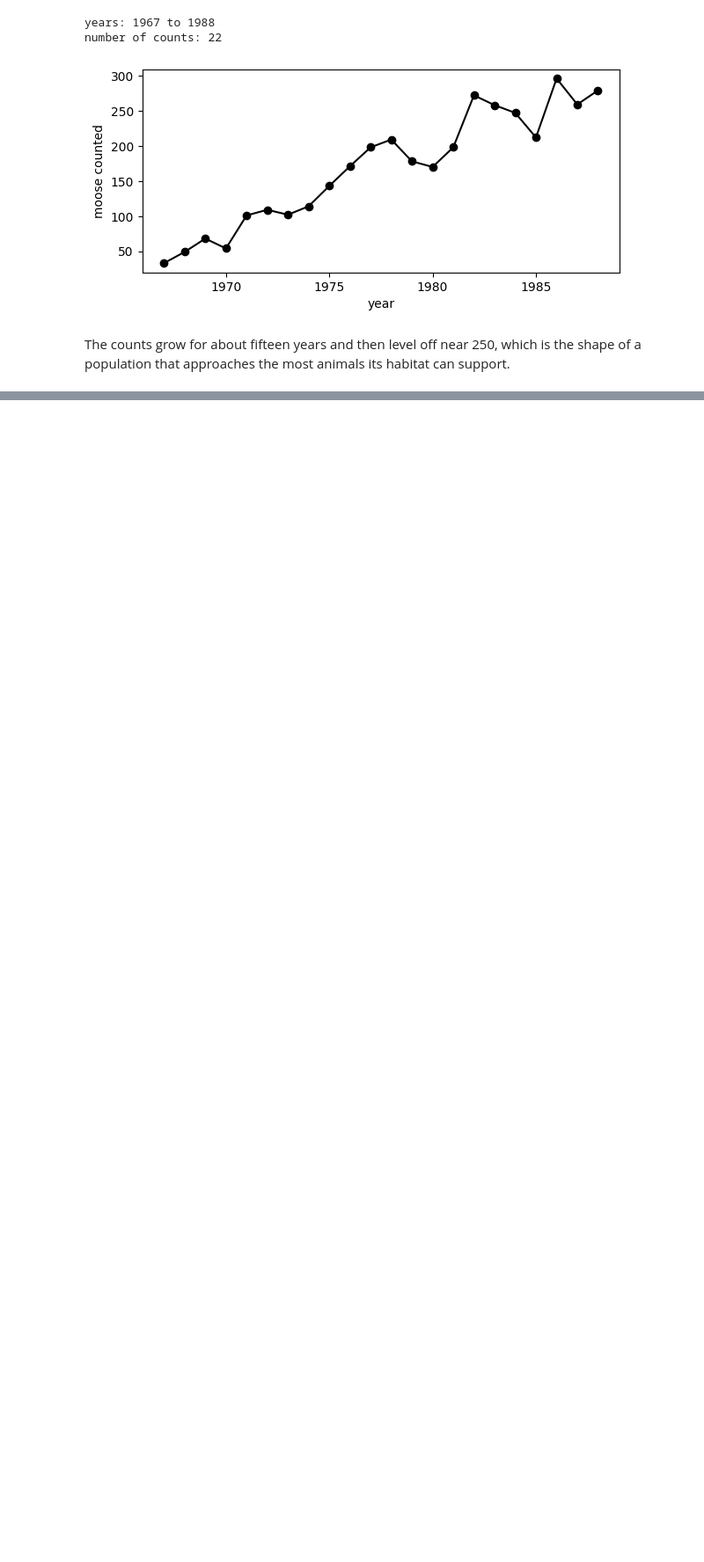
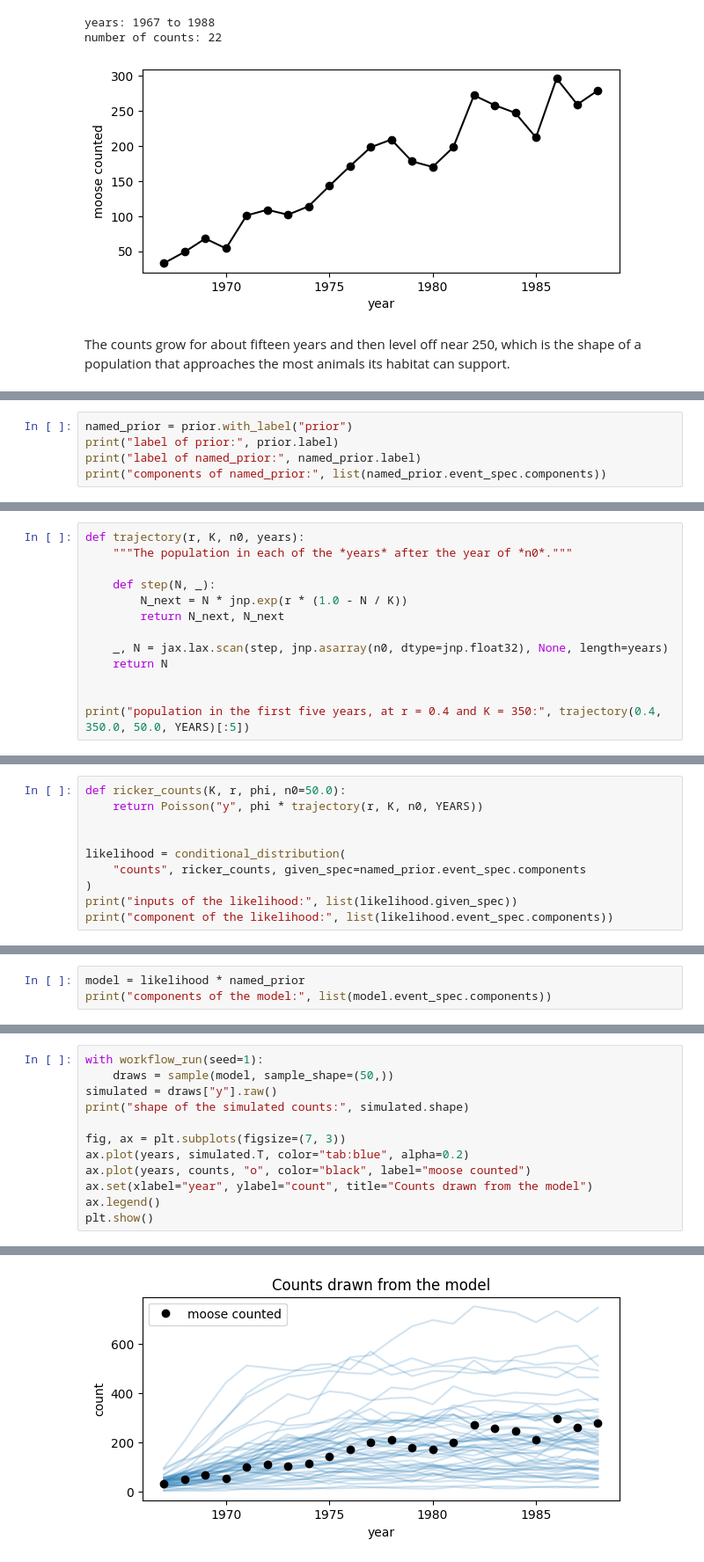
Before and after one commit to TARPS-group/prob-pipe, a Jupyter notebook: docs/tutorials/01_first_analysis.ipynb, the cells around one changed output, grey strips where cells are left out. Shown at 88% size. Drawn from its saved outputs; the diff is of its cells as text; blank space fills up the shorter version.

```diff
--- a/docs/tutorials/01_first_analysis.ipynb
+++ b/docs/tutorials/01_first_analysis.ipynb
@@ -434,0 +154,5 @@ phi: posterior mean 0.591 with Beta(2, 2), 0.627 with Beta(8, 4)
+# %%
+named_prior = prior.with_label("prior")
+print("label of prior:", prior.label)
+print("label of named_prior:", named_prior.label)
+print("components of named_prior:", list(named_prior.event_spec.components))
@@ -434,0 +175,13 @@ phi: posterior mean 0.591 with Beta(2, 2), 0.627 with Beta(8, 4)
+# %%
+def trajectory(r, K, n0, years):
+    """The population in each of the *years* after the year of *n0*."""
+
+    def step(N, _):
+        N_next = N * jnp.exp(r * (1.0 - N / K))
+        return N_next, N_next
+
+    _, N = jax.lax.scan(step, jnp.asarray(n0, dtype=jnp.float32), None, length=years)
+    return N
+
+
+print("population in the first five years, at r = 0.4 and K = 350:", trajectory(0.4, 350.0, 50.0, YEARS)[:5])
@@ -434,0 +201,10 @@ phi: posterior mean 0.591 with Beta(2, 2), 0.627 with Beta(8, 4)
+# %%
+def ricker_counts(K, r, phi, n0=50.0):
+    return Poisson("y", phi * trajectory(r, K, n0, YEARS))
+
+
+likelihood = conditional_distribution(
+    "counts", ricker_counts, given_spec=named_prior.event_spec.components
+)
+print("inputs of the likelihood:", list(likelihood.given_spec))
+print("component of the likelihood:", list(likelihood.event_spec.components))
@@ -434,0 +220,3 @@ phi: posterior mean 0.591 with Beta(2, 2), 0.627 with Beta(8, 4)
+# %%
+model = likelihood * named_prior
+print("components of the model:", list(model.event_spec.components))
@@ -434,0 +233,13 @@ phi: posterior mean 0.591 with Beta(2, 2), 0.627 with Beta(8, 4)
+# %%
+with workflow_run(seed=1):
+    draws = sample(model, sample_shape=(50,))
+simulated = draws["y"].raw()
+print("shape of the simulated counts:", simulated.shape)
+
+fig, ax = plt.subplots(figsize=(7, 3))
+ax.plot(years, simulated.T, color="tab:blue", alpha=0.2)
+ax.plot(years, counts, "o", color="black", label="moose counted")
+ax.set(xlabel="year", ylabel="count", title="Counts drawn from the model")
+ax.legend()
+plt.show()
+# %% [output]
@@ -434,0 +247 @@ phi: posterior mean 0.591 with Beta(2, 2), 0.627 with Beta(8, 4)
+[figure, added]
```
Also changed, not shown: parts of 76 cells of this notebook, 10 other files.
